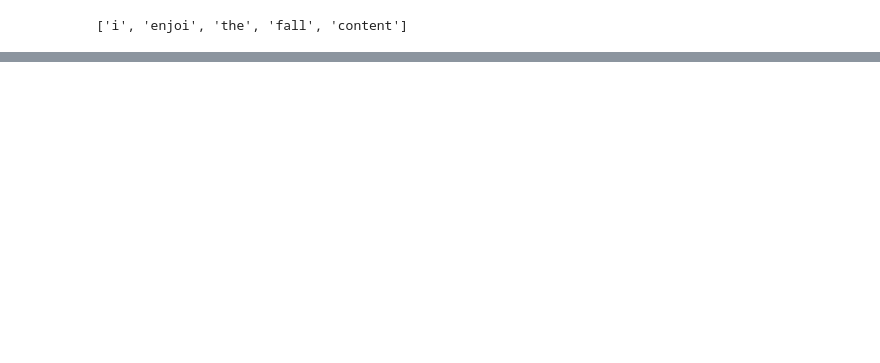
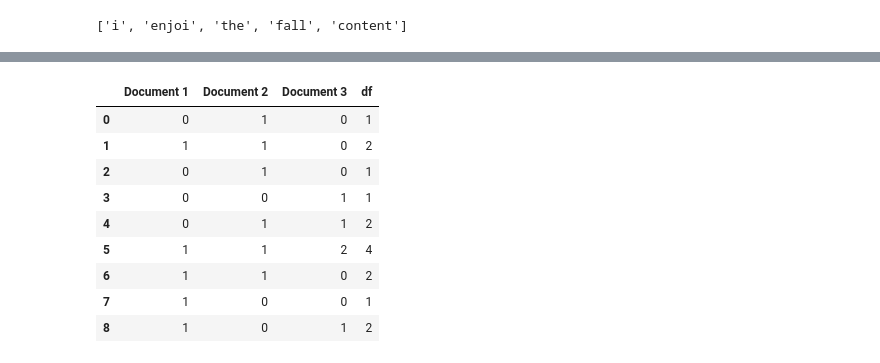
Before and after one commit to ADi2991/crawler, a Jupyter notebook: Sandbox 2 - Doc, Query Similarity.ipynb, the cells around one changed output, grey strips where cells are left out. Cells and saved outputs as stored; diff of their text form; code cells hidden in the pictures; blank space fills up the shorter version.

```diff
--- a/Sandbox 2 - Doc, Query Similarity.ipynb
+++ b/Sandbox 2 - Doc, Query Similarity.ipynb
@@ -158,0 +172,2 @@ tp
+# %%
+demo = data.copy()
@@ -158,0 +182,13 @@ tp
+# %%
+demo
+# %% [output]
+|  | Document 1 | Document 2 | Document 3 | df |
+| 0 | 0 | 1 | 0 | 1 |
+| 1 | 1 | 1 | 0 | 2 |
+| 2 | 0 | 1 | 0 | 1 |
+| 3 | 0 | 0 | 1 | 1 |
+| 4 | 0 | 1 | 1 | 2 |
+| 5 | 1 | 1 | 2 | 4 |
+| 6 | 1 | 1 | 0 | 2 |
+| 7 | 1 | 0 | 0 | 1 |
+| 8 | 1 | 0 | 1 | 2 |
```
Also changed, not shown: parts of 26 cells of this notebook, 5 other files.
